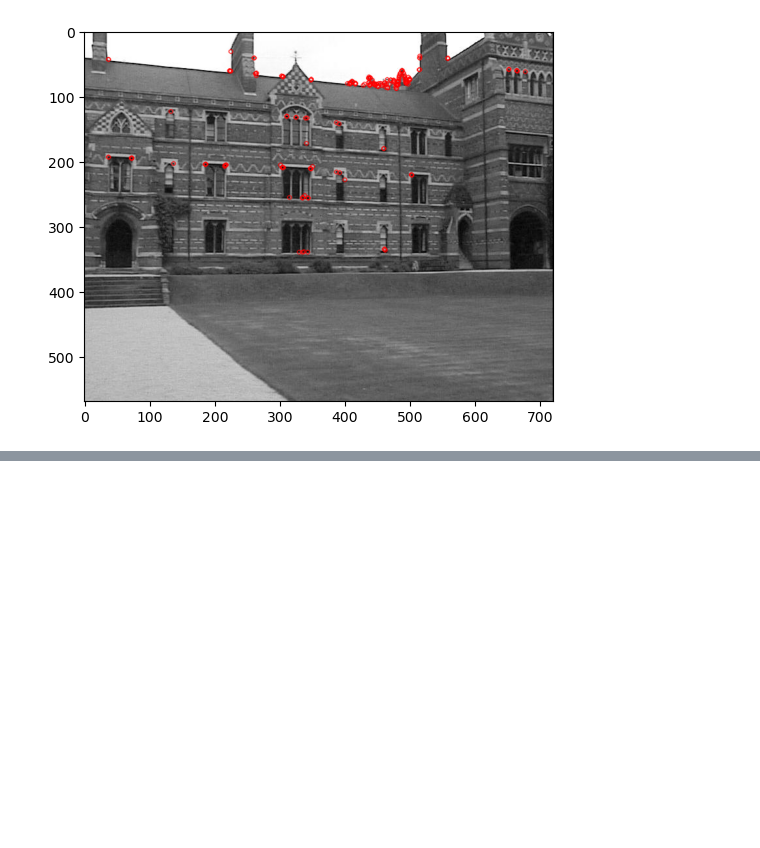
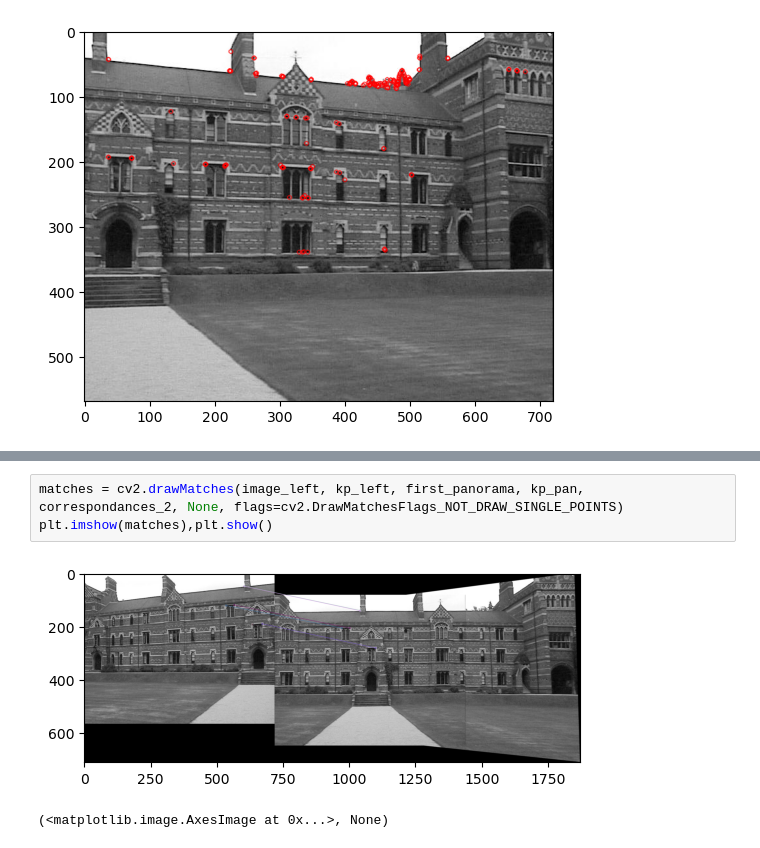
Before and after one commit to pabloagustinpace/public-projects, a Jupyter notebook: computer vision/image stiching/mosaicing.ipynb, the cells around one changed output, grey strips where cells are left out. Cells and saved outputs as stored; diff of their text form; blank space fills up the shorter version.

```diff
--- a/computer vision/image stiching/mosaicing.ipynb
+++ b/computer vision/image stiching/mosaicing.ipynb
@@ -152,0 +149,6 @@ plt.imshow(matches),plt.show()
+# %%
+matches = cv2.drawMatches(image_left, kp_left, first_panorama, kp_pan, correspondances_2, None, flags=cv2.DrawMatchesFlags_NOT_DRAW_SINGLE_POINTS)
+plt.imshow(matches),plt.show()
+# %% [output]
+[figure, added]
+(<matplotlib.image.AxesImage at 0x...>, None)
```
Also changed, not shown: parts of 15 cells of this notebook, 2 other files.
